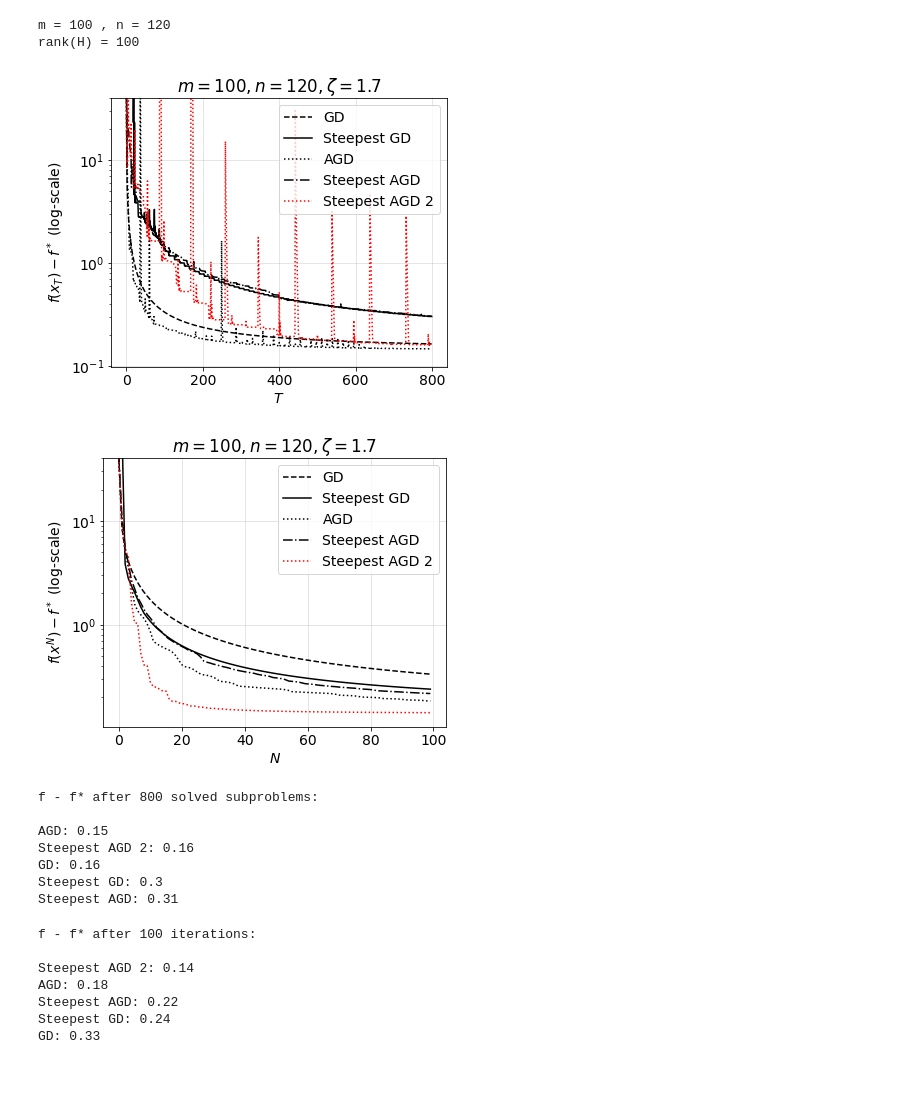
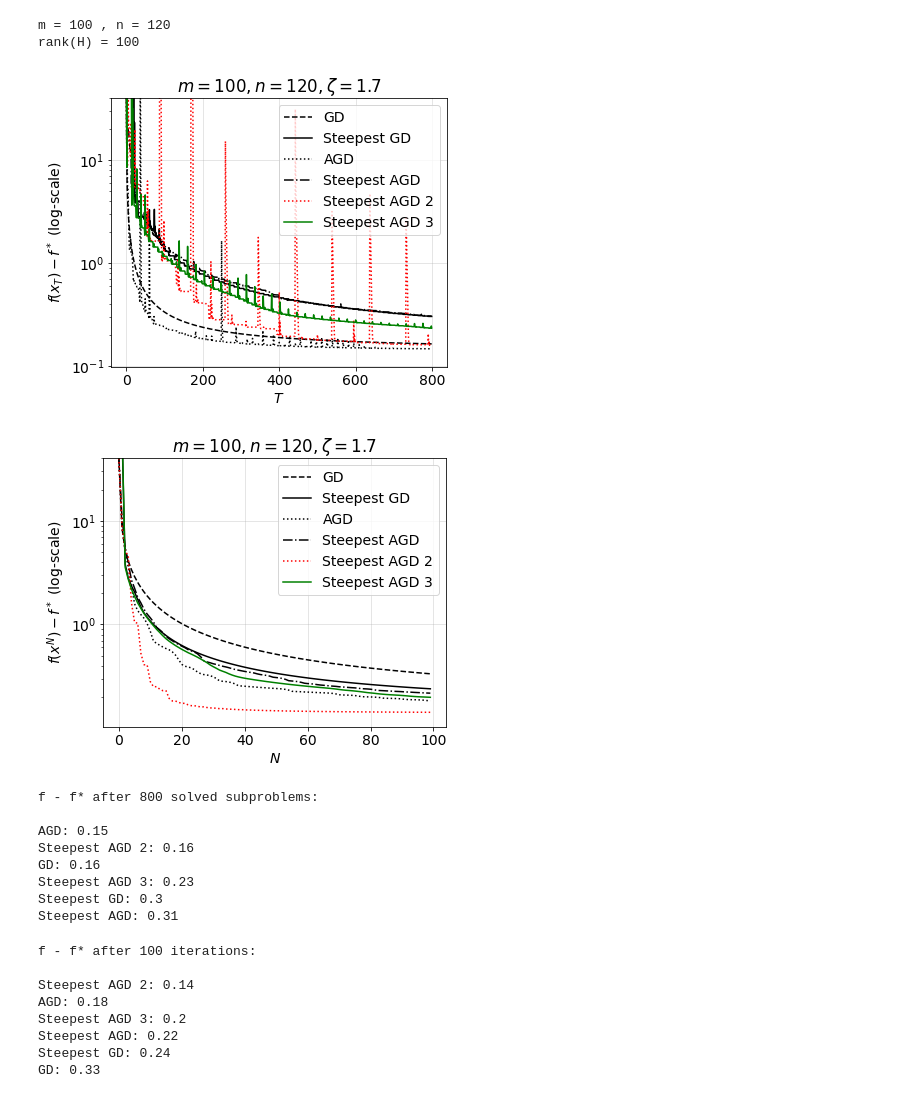
Before and after one commit to dmivilensky/Adaptive-relatively-smooth-optimization, a Jupyter notebook: steepest-descent-rel-smooth/d-opt.ipynb, the cells around one changed output. Cells and saved outputs as stored; diff of their text form; code cells hidden in the pictures.

Commit message:
steepest descent from 11.05.2021

```diff
--- a/steepest-descent-rel-smooth/d-opt.ipynb
+++ b/steepest-descent-rel-smooth/d-opt.ipynb
@@ -209,6 +209,37 @@ def steepest_agd2(state, L=1, delta=5e-9, zeta=1.7):
     h = golden_search(step, 0, 1 / L_hat, tol=1e-1)
     state['x'] = solve_subproblem(h * df(state['x']) - dh(state['x']))
     state['L'].append(1 / h)
+# %%
+@optimizer
+def steepest_agd3(state, L=1, delta=5e-9, zeta=1.7):
+    """
+    Steepest Adaptive Gradient Descent for Relatively Smooth Problems
+    """
+    L0 = L
+    f_val = f(state['x'])
+    state['f'].append(f_val)
+    state['f-all'].append(f_val)
+
+    if 'L' in state:
+        L = state['L'][-1]
+
+    L /= zeta
+
+    x_ = solve_subproblem(df(state['x']) / L - dh(state['x']))
+    while not (f(x_) <= f(state['x']) + np.dot(df(state['x']), x_ - state['x']) + L * V(x_, state['x']) + delta):
+        L *= zeta
+        x_ = solve_subproblem(df(state['x']) / L - dh(state['x']))
+        state['f-all'].append(f(x_))
+
+    def step(L):
+        x_ = solve_subproblem(df(state['x']) / L - dh(state['x']))
+        f_val = f(x_)
+        state['f-all'].append(f_val)
+        return f_val
+
+    L_star = golden_search(step, 0, L, tol=1e-1)
+    state['x'] = solve_subproblem(df(state['x']) / L_star - dh(state['x']))
+    state['L'].append(L / zeta)
 # %%
 delta = 5e-9
 zeta = 1.7
@@ -228,46 +259,53 @@ _, x_steepest_agd, state_steepest_agd = steepest_agd(
 _, x_steepest_agd2, state_steepest_agd2 = steepest_agd2(
     x0, T=100, L=1, delta=delta, zeta=zeta
 )
+# %%
+_, x_steepest_agd3, state_steepest_agd3 = steepest_agd3(
+    x0, T=100, L=1, delta=delta, zeta=zeta
+)
 # %%
 R = min(state_agd['L'][-1], 1 / np.sum(1 / state_agd['L'])) * V(x_agd, x0) + 3*delta
 f_opt = np.min(state_agd['f-all']) - R
 # %%
 limit_T = min(
     state_gd['f-all'].shape[0],
     state_steepest_gd['f-all'].shape[0],
     state_agd['f-all'].shape[0],
     state_steepest_agd['f-all'].shape[0],
-    state_steepest_agd2['f-all'].shape[0]
+    state_steepest_agd2['f-all'].shape[0],
+    state_steepest_agd3['f-all'].shape[0]
 )
 
 plt.figure(figsize=(6,5))
 plt.rcParams.update({'font.size': 14})
 
 plt.semilogy(state_gd['f-all'][:limit_T] - f_opt, 'k--', label='GD')
 plt.semilogy(state_steepest_gd['f-all'][:limit_T] - f_opt, 'k-', label='Steepest GD')
 plt.semilogy(state_agd['f-all'][:limit_T] - f_opt, 'k:', label='AGD')
 plt.semilogy(state_steepest_agd['f-all'][:limit_T] - f_opt, 'k-.', label='Steepest AGD')
 plt.semilogy(state_steepest_agd2['f-all'][:limit_T] - f_opt, 'r:', label='Steepest AGD 2')
+plt.semilogy(state_steepest_agd3['f-all'][:limit_T] - f_opt, 'g-', label='Steepest AGD 3')
 
 plt.grid(alpha=0.4)
 plt.legend()
 
 plt.title(f'$m = {m}, n = {n}, \zeta = {zeta}$')
 plt.ylabel('$f(x_T) - f^*$ (log-scale)')
 plt.ylim(top=state_agd['f'][0] - f_opt)
 plt.xlabel('$T$')
 
 plt.tight_layout()
 plt.show()
 # %% [output]
-[figure, old version]
+[figure, new version]
 # %%
 limit_N = min(
     state_gd['f-all'].shape[0],
     state_steepest_gd['f'].shape[0],
     state_agd['f'].shape[0],
     state_steepest_agd['f'].shape[0],
-    state_steepest_agd2['f'].shape[0]
+    state_steepest_agd2['f'].shape[0],
+    state_steepest_agd3['f'].shape[0]
 )
 
 plt.figure(figsize=(6,5))
@@ -278,6 +316,7 @@ plt.semilogy(state_steepest_gd['f'][:limit_N] - f_opt, 'k-', label='Steepest GD'
 plt.semilogy(state_agd['f'][:limit_N] - f_opt, 'k:', label='AGD')
 plt.semilogy(state_steepest_agd['f'][:limit_N] - f_opt, 'k-.', label='Steepest AGD')
 plt.semilogy(state_steepest_agd2['f'][:limit_N] - f_opt, 'r:', label='Steepest AGD 2')
+plt.semilogy(state_steepest_agd3['f'][:limit_N] - f_opt, 'g-', label='Steepest AGD 3')
 
 
 
@@ -292,12 +331,13 @@ plt.xlabel('$N$')
 plt.tight_layout()
 plt.show()
 # %% [output]
-[figure, old version]
+[figure, new version]
 # %%
 print(f'f - f* after {limit_T} solved subproblems:\n')
 print('AGD:', round(state_agd['f-all'][limit_T-1] - f_opt, 2))
 print('Steepest AGD 2:', round(state_steepest_agd2['f-all'][limit_T-1] - f_opt, 2))
 print('GD:', round(state_gd['f-all'][limit_T-1] - f_opt, 2))
+print('Steepest AGD 3:', round(state_steepest_agd3['f-all'][limit_T-1] - f_opt, 2))
 print('Steepest GD:', round(state_steepest_gd['f-all'][limit_T-1] - f_opt, 2))
 print('Steepest AGD:', round(state_steepest_agd['f-all'][limit_T-1] - f_opt, 2))
 # %% [output]
@@ -306,12 +346,14 @@ f - f* after 800 solved subproblems:
 AGD: 0.15
 Steepest AGD 2: 0.16
 GD: 0.16
+Steepest AGD 3: 0.23
 Steepest GD: 0.3
 Steepest AGD: 0.31
 # %%
 print(f'f - f* after {limit_N} iterations:\n')
 print('Steepest AGD 2:', round(state_steepest_agd2['f'][limit_N-1] - f_opt, 2))
 print('AGD:', round(state_agd['f'][limit_N-1] - f_opt, 2))
+print('Steepest AGD 3:', round(state_steepest_agd3['f'][limit_N-1] - f_opt, 2))
 print('Steepest AGD:', round(state_steepest_agd['f'][limit_N-1] - f_opt, 2))
 print('Steepest GD:', round(state_steepest_gd['f'][limit_N-1] - f_opt, 2))
 print('GD:', round(state_gd['f-all'][limit_N-1] - f_opt, 2))
@@ -320,6 +362,7 @@ f - f* after 100 iterations:
 
 Steepest AGD 2: 0.14
 AGD: 0.18
+Steepest AGD 3: 0.2
 Steepest AGD: 0.22
 Steepest GD: 0.24
 GD: 0.33
```
